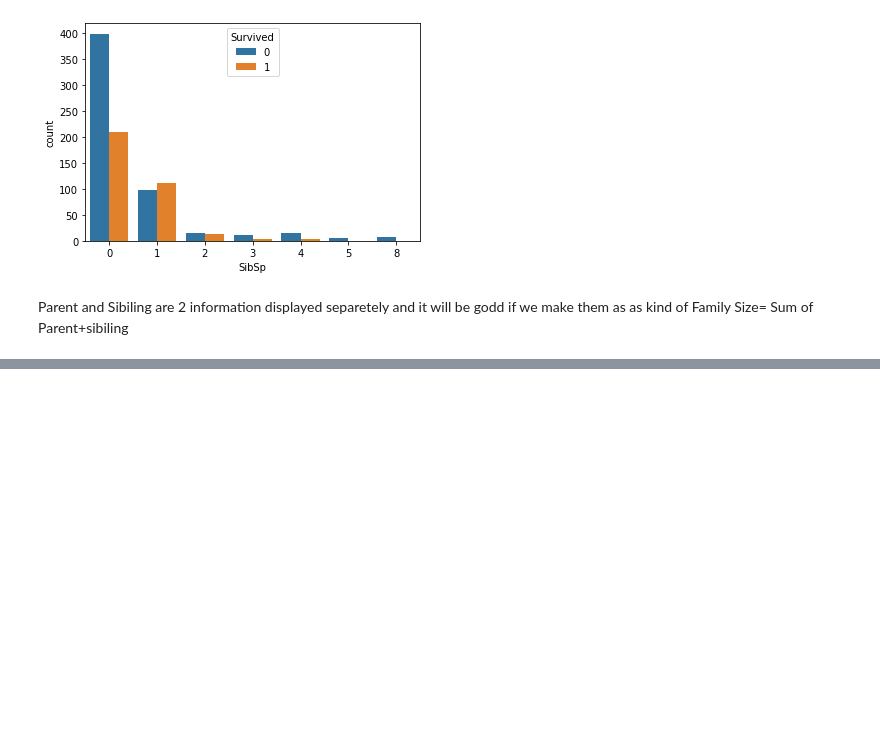
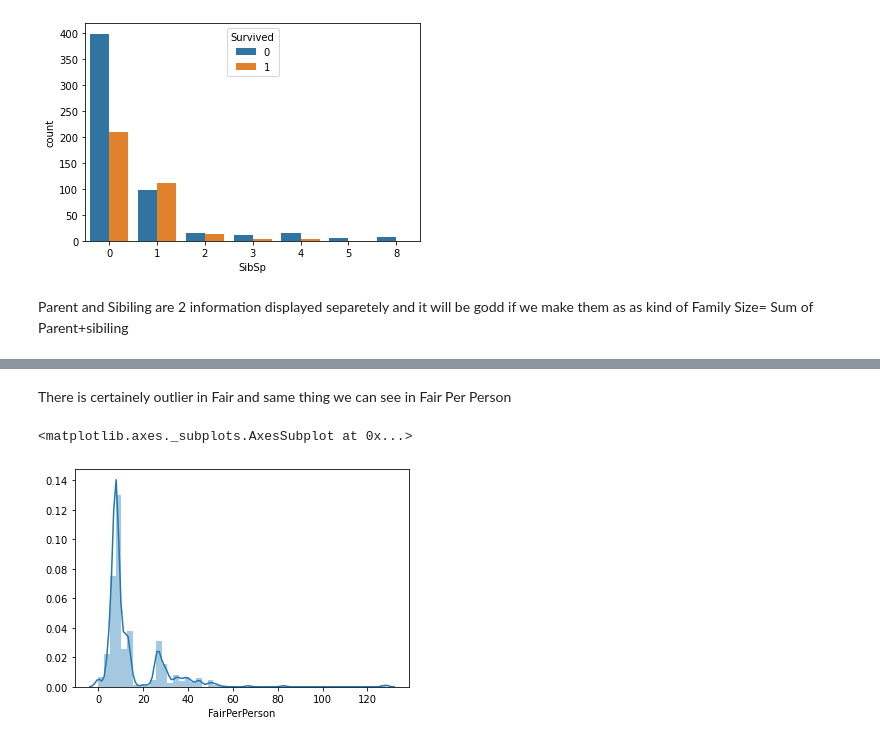
Before and after one commit to skpyahoo/TitanicDataSet_ML, a Jupyter notebook: Titanic_Model.ipynb, the cells around one changed output, grey strips where cells are left out. Cells and saved outputs as stored; diff of their text form; code cells hidden in the pictures; blank space fills up the shorter version.

```diff
--- a/Titanic_Model.ipynb
+++ b/Titanic_Model.ipynb
@@ -775,0 +782,3 @@ Also lets get fair per person by Family Size.
+# %%
+train_set['Family']=train_set['SibSp']+train_set['Parch']+1
+train_set.head()
@@ -775,0 +814,3 @@ Also lets get fair per person by Family Size.
+# %%
+master=pd.concat([train_set, test_set])
+master.head()
@@ -775,0 +824,4 @@ Also lets get fair per person by Family Size.
+# %%
+# New column for Ticket Head Count on teh complete data
+train_set['TicketHeadCount']=train_set['Ticket'].map(master['Ticket'].value_counts())
+train_set.head()
@@ -775,0 +835,4 @@ Also lets get fair per person by Family Size.
+# %%
+#Let take fair per Person as per Ticket head Count
+train_set['FairPerPerson']=train_set['Fare']/train_set['TicketHeadCount']
+train_set[['FairPerPerson']].describe(percentiles=[.25, .5, .75, .90, .95, .99])
@@ -775,0 +852,8 @@ Also lets get fair per person by Family Size.
+# %% [markdown]
+There is certainely outlier in Fair and same thing we can see in Fair Per Person
+# %%
+# Lets check the distribution
+sns.distplot(train_set['FairPerPerson'])
+# %% [output]
+<matplotlib.axes._subplots.AxesSubplot at 0x...>
+[figure, added]
```
Also changed, not shown: parts of 256 cells of this notebook, 1 other file.
